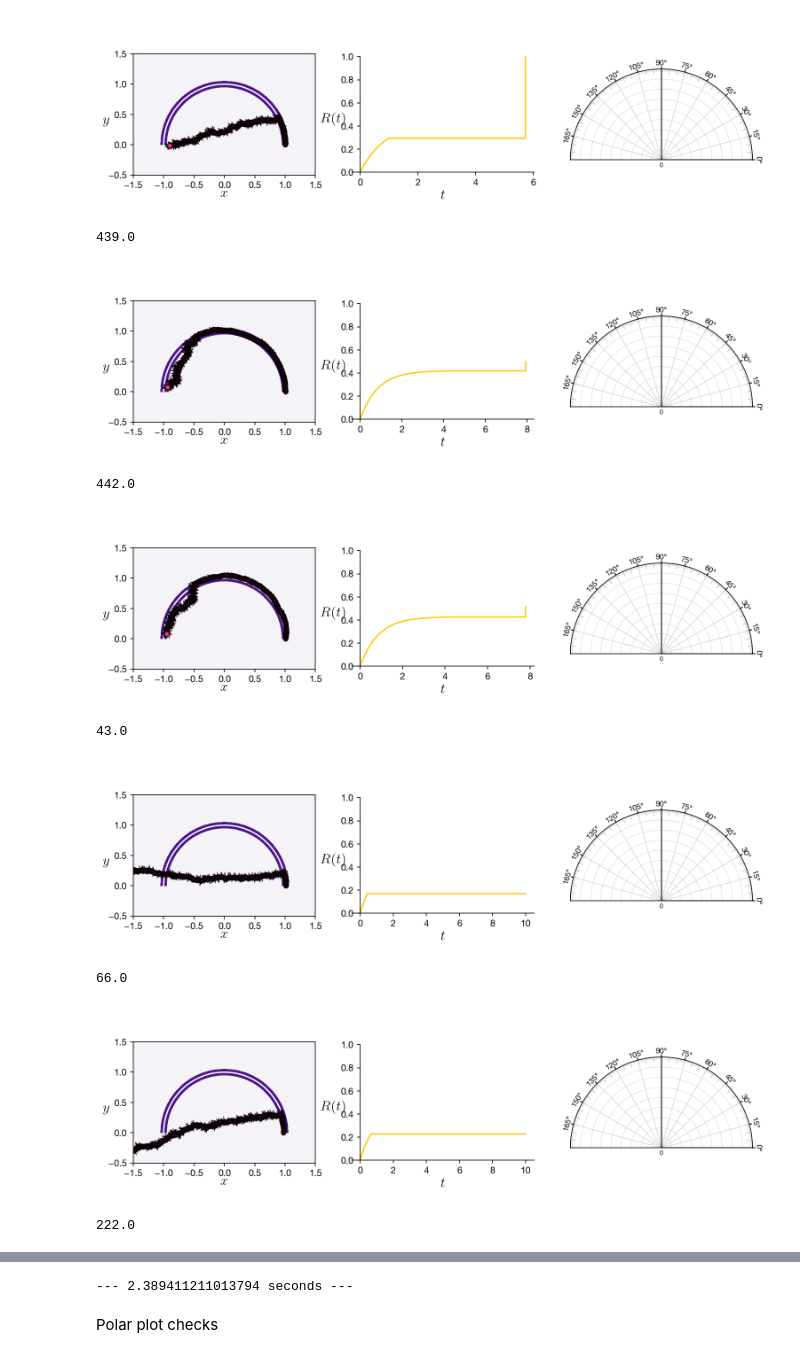
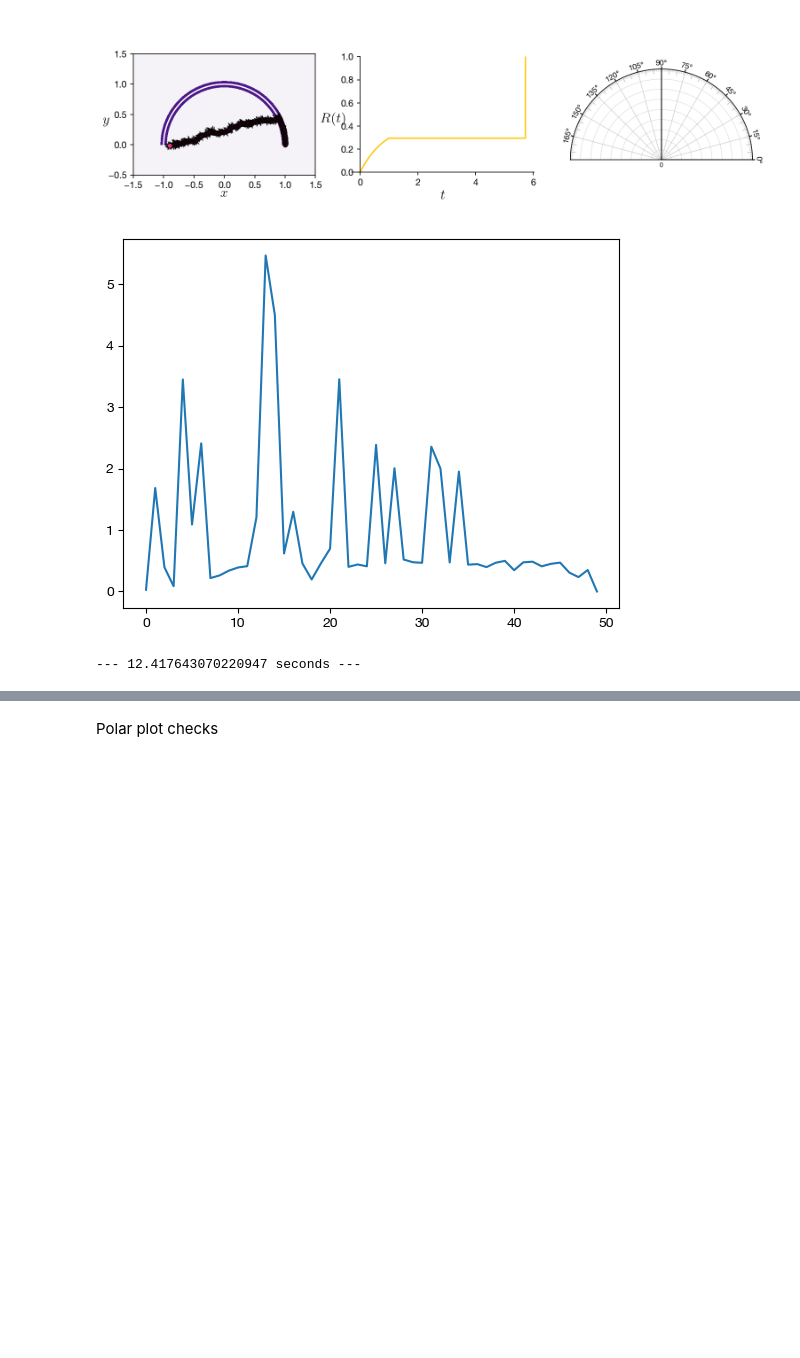
Before and after one commit to sgangaprasath/CollectiveTradeoff, a Jupyter notebook: LearningValueFn.ipynb, the cells around one changed output, grey strips where cells are left out. Saved outputs shown, nothing was run; the diff lists cells and outputs as text; code cells hidden in the pictures; blank space fills up the shorter version.

Commit message:
EpsilonGreedySmallError

```diff
--- a/LearningValueFn.ipynb
+++ b/LearningValueFn.ipynb
@@ -892,6 +907,7 @@ phm = phrmn(cInit)
 # Agent class
 class agent():
     global phm
+    global phiPtn
     def __init__(self, ptr):
         super().__init__()
         p = copy.deepcopy(ptr)
@@ -901,6 +917,7 @@ class agent():
         self.sTrl = 0.0 #distance travelled by agent
         self.sInd = 0 #step count of agent
         self.valFn = np.zeros(p.nPtn) #value function initialized to zero
+        self.phiSc = 0. #Angle at which bifurcation happens
 
     def intPolicy(self, ptr):
         p = copy.deepcopy(ptr)
@@ -926,7 +943,16 @@ class agent():
         if np.linalg.norm(self.r - p.tgt) < p.sigma:
             self.rwd += (np.pi - np.arctan2(self.r[1], self.r[0]))*p.a
             self.sInd = p.nSteps
+        # self.valFn[iVal[0][-1]] = (self.valFn[iVal[0][-1]]+self.rwd)*0.5
         # self.thet = self.thet*(1-p.l) + p.l*p.tgtPhi + np.sqrt(2*p.pe*p.l)*np.random.normal()
+
+    def reset(self, ptr):
+        p = copy.deepcopy(ptr)
+        self.r = p.rInit #position of agent
+        self.thet = p.thetInit #local orientation of agent
+        self.rwd = 0.0 #reward collected
+        self.sTrl = 0.0 #distance travelled by agent
+        self.sInd = 0 #step count of agent
 # %%
 # Simple run
 p = params()
@@ -963,55 +989,58 @@ plotDat(p, rxFull, ryFull, phxFull, phyFull, rwdFull)
 # %% [output]
 [figure]
 # %%
-phiPtn = np.linspace(0, np.pi, p.nPtn)
+global phiPtn
+phiPtn = np.linspace(0, np.pi, p.nPtn+1)
 start_time = time.time()
+ag = agent(p)
 # for eInd in range(p.nEpchs):
-for eInd in range(5):
+for eInd in range(500):
     p = params()
-    ag = agent(p)
     rxFull = np.array(p.rInit[0])
     ryFull = np.array(p.rInit[1])
     phxFull = np.array(np.cos(p.thetInit))
     phyFull = np.array(np.sin(p.thetInit))
     rwdFull = np.array(0.0)
-    if np.random.uniform() < p.epsilon:
+    if (np.random.uniform() < p.epsilon) or (eInd < 100):
         p.nSc = np.random.uniform(0,np.pi)*p.a//p.l
     else:
-        iVmax = np.argwhere(ag.valFn==np.max(ag.valFn))
+        iVmax = np.argmax(ag.valFn)
+        # iVmax = np.argwhere(ag.valFn==np.max(ag.valFn))
         if np.size(iVmax) > 1:
             # iVmax = iVmax[0]
             # p.nSc =  phiPtn[iVmax]//p.l
             p.nSc = np.random.uniform(0,np.pi)*p.a//p.l
         else:
             p.nSc =  phiPtn[iVmax]//p.l
-    print(p.nSc)
+    # print(p.nSc)
     while ag.sInd <= p.nSteps:
         if ag.sInd < p.nSc:
             ag.intPolicy(p)
         elif ag.sInd == p.nSc:
-            tgtOrn = (p.tgt - ag.r)/np.linalg.norm(p.tgt - ag.r) #Orientation of the target from given location
+            #Orientation of the target from given location
+            tgtOrn = (p.tgt - ag.r)/np.linalg.norm(p.tgt - ag.r)
             p.tgtPhi = np.arctan2(tgtOrn[1], tgtOrn[0])
+            #Diffusion as a function of \phi_c/s_c
+            ag.phiSc = np.arctan2(ag.r[1], ag.r[0])
             p.diff = p.diffCst/(np.pi - np.arctan2(ag.r[1],ag.r[0]))
             ag.ouPolicy(p)
         else:
             ag.ouPolicy(p)
         ag.sTrl += p.l
         ag.sInd += 1
         rxFull = np.vstack((rxFull, np.array(ag.r[0])))
         ryFull = np.vstack((ryFull, np.array(ag.r[1])))
         phxFull = np.vstack((phxFull, np.array(np.cos(ag.thet))))
         phyFull = np.vstack((phyFull, np.array(np.sin(ag.thet))))
         rwdFull = np.vstack((rwdFull, np.array(ag.rwd)))
-    plotDat(p, rxFull, ryFull, phxFull, phyFull, rwdFull, ag.valFn)
-
+    iVal = np.where(phiPtn < ag.phiSc)
+    # print(np.shape(iVal))
+    ag.valFn[iVal[0][-1]] = (ag.valFn[iVal[0][-1]] + ag.rwd)*0.5
+    ag.reset(p)
+    # plotDat(p, rxFull, ryFull, phxFull, phyFull, rwdFull, ag.valFn)
+plt.plot(ag.valFn)
+plt.show()
 print("--- %s seconds ---" % (time.time() - start_time))
 # %% [output]
+[figure, new version]
-439.0
+--- 12.417643070220947 seconds ---
-[figure, old version]
-442.0
-[figure, removed]
-43.0
-[figure, removed]
-66.0
-[figure, removed]
-222.0
@@ -1019 +1046,0 @@ print("--- %s seconds ---" % (time.time() - start_time))
---- 2.389411211013794 seconds ---
```
Also changed, not shown: parts of 4 cells of this notebook.
